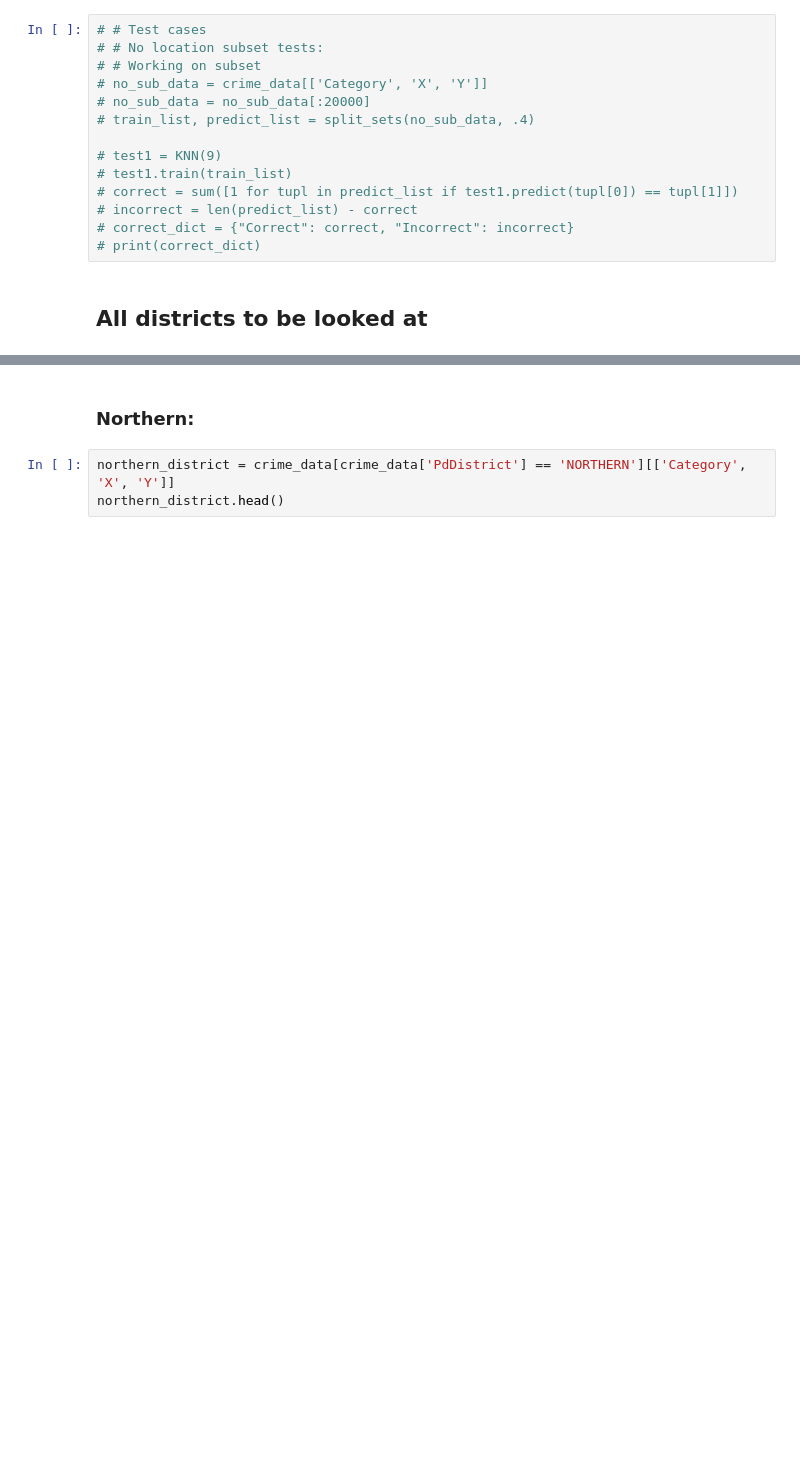
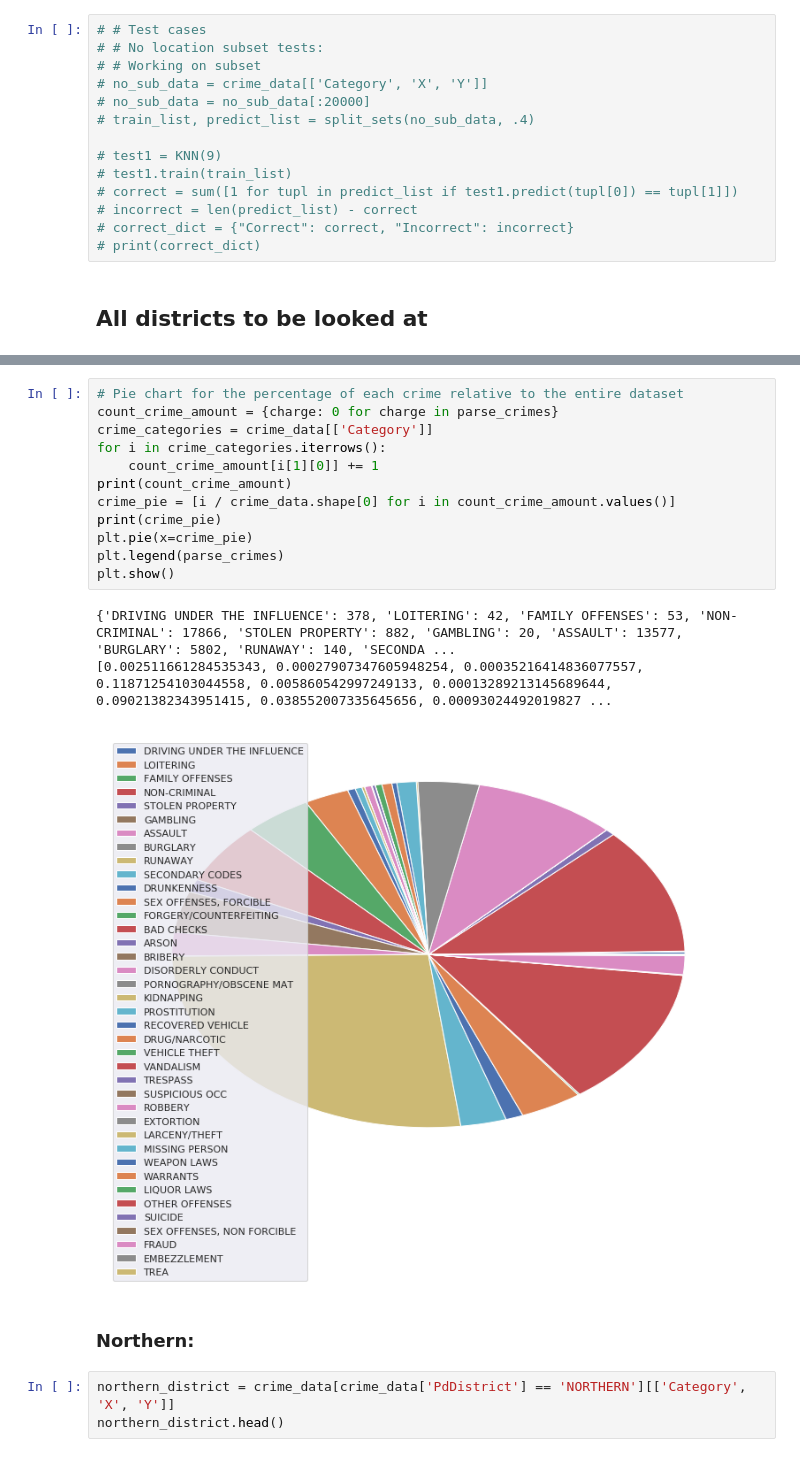
Before and after one commit to spa542/COSC311, a Jupyter notebook: Project2RosiakDawson/Project2.ipynb, the cells around one changed output, grey strips where cells are left out. Saved outputs shown, nothing was run; the diff lists cells and outputs as text; blank space fills up the shorter version.

```diff
--- a/Project2RosiakDawson/Project2.ipynb
+++ b/Project2RosiakDawson/Project2.ipynb
@@ -376,3 +377,19 @@ CRIME CATEGORIES
+# %%
+# Pie chart for the percentage of each crime relative to the entire dataset
+count_crime_amount = {charge: 0 for charge in parse_crimes}
+crime_categories = crime_data[['Category']]
+for i in crime_categories.iterrows():
+    count_crime_amount[i[1][0]] += 1
+print(count_crime_amount)
+crime_pie = [i / crime_data.shape[0] for i in count_crime_amount.values()]
+print(crime_pie)
+plt.pie(x=crime_pie)
+plt.legend(parse_crimes)
+plt.show()
+# %% [output]
+{'DRIVING UNDER THE INFLUENCE': 378, 'LOITERING': 42, 'FAMILY OFFENSES': 53, 'NON-CRIMINAL': 17866, 'STOLEN PROPERTY': 882, 'GAMBLING': 20, 'ASSAULT': 13577, 'BURGLARY': 5802, 'RUNAWAY': 140, 'SECONDA ...
+[0.002511661284535343, 0.00027907347605948254, 0.00035216414836077557, 0.11871254103044558, 0.005860542997249133, 0.00013289213145689644, 0.09021382343951415, 0.038552007335645656, 0.00093024492019827 ...
+[figure, added]
 # %% [markdown]
 ### Northern:
 # %%
```
Also changed, not shown: parts of 7 cells of this notebook.
